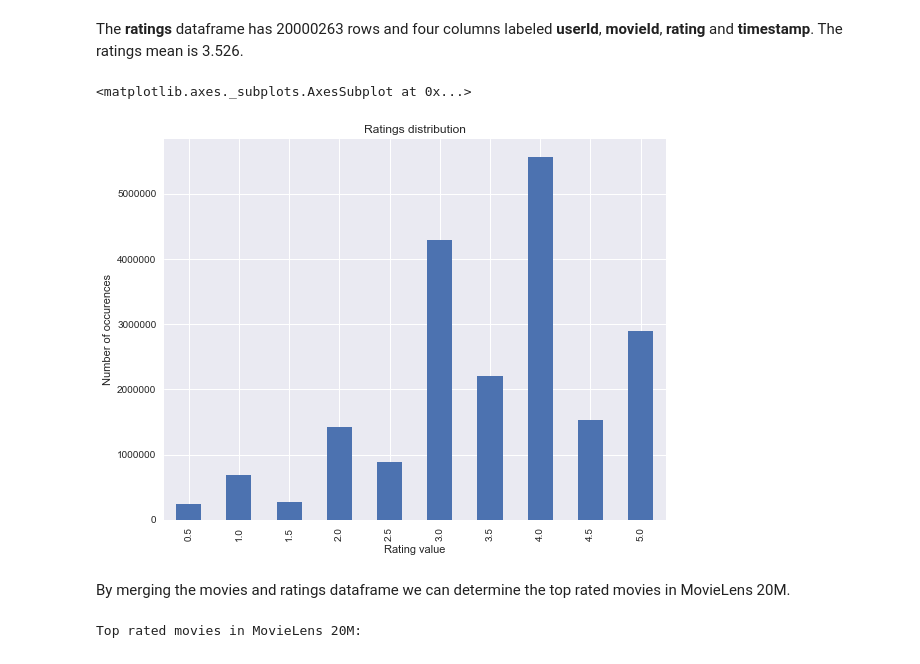
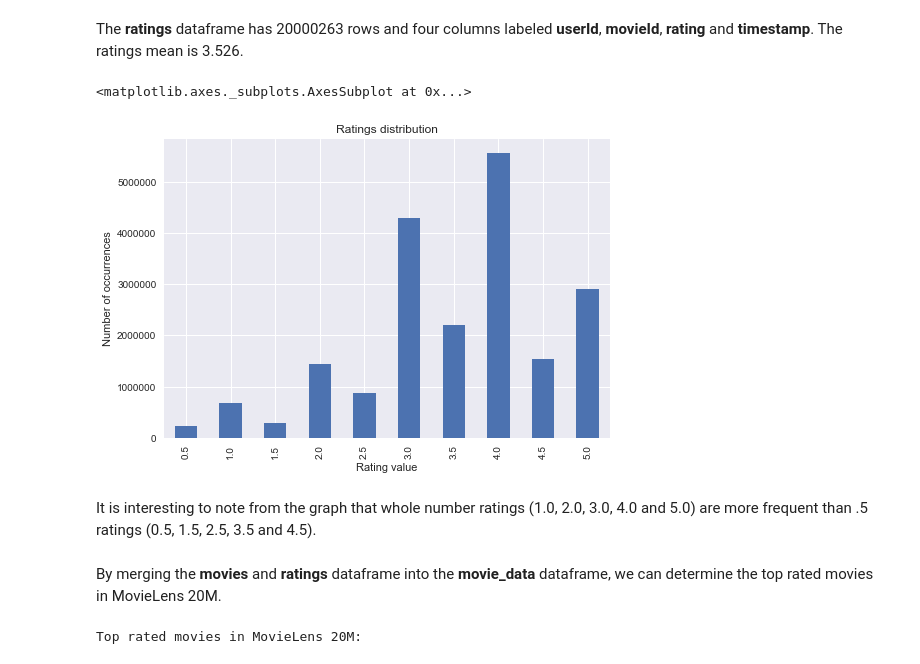
Before and after one commit to ipandzic/MovieLens, a Jupyter notebook: MRS.ipynb, the cells around one changed output. Saved outputs shown, nothing was run; the diff lists cells and outputs as text; code cells hidden in the pictures.

```diff
--- a/MRS.ipynb
+++ b/MRS.ipynb
@@ -132,20 +137,21 @@ The **ratings** dataframe has 20000263 rows and four columns labeled **userId**,
 # %%
 ratings_list = ratings["rating"].tolist()
 ratings_count = Counter(ratings_list)
 ratings_dict = dict(ratings_count)
 
 ratings_count_df = pd.DataFrame(ratings_dict, index=[0])
 
-ratings_row = ratings_count_df.iloc[-1]
 plt.title("Ratings distribution")
 plt.xlabel("Rating value")
 plt.ylabel("Number of occurrences")
-ratings_row.plot(kind='bar')
+ratings_count_df.iloc[-1].plot(kind='bar')
 # %% [output]
 <matplotlib.axes._subplots.AxesSubplot at 0x...>
-[figure, old version]
+[figure, new version]
+# %% [markdown]
+It is interesting to note from the graph that whole number ratings (1.0, 2.0, 3.0, 4.0 and 5.0) are more frequent than .5 ratings (0.5, 1.5, 2.5, 3.5 and 4.5).
 # %% [markdown]
-By merging the movies and ratings dataframe we can determine the top rated movies in MovieLens 20M.
+By merging the **movies** and **ratings** dataframe into the **movie_data** dataframe, we can determine the top rated movies in MovieLens 20M.
 # %%
 movie_data = pd.merge(movies, ratings)
 # %%
```
Also changed, not shown: parts of 28 cells of this notebook.
